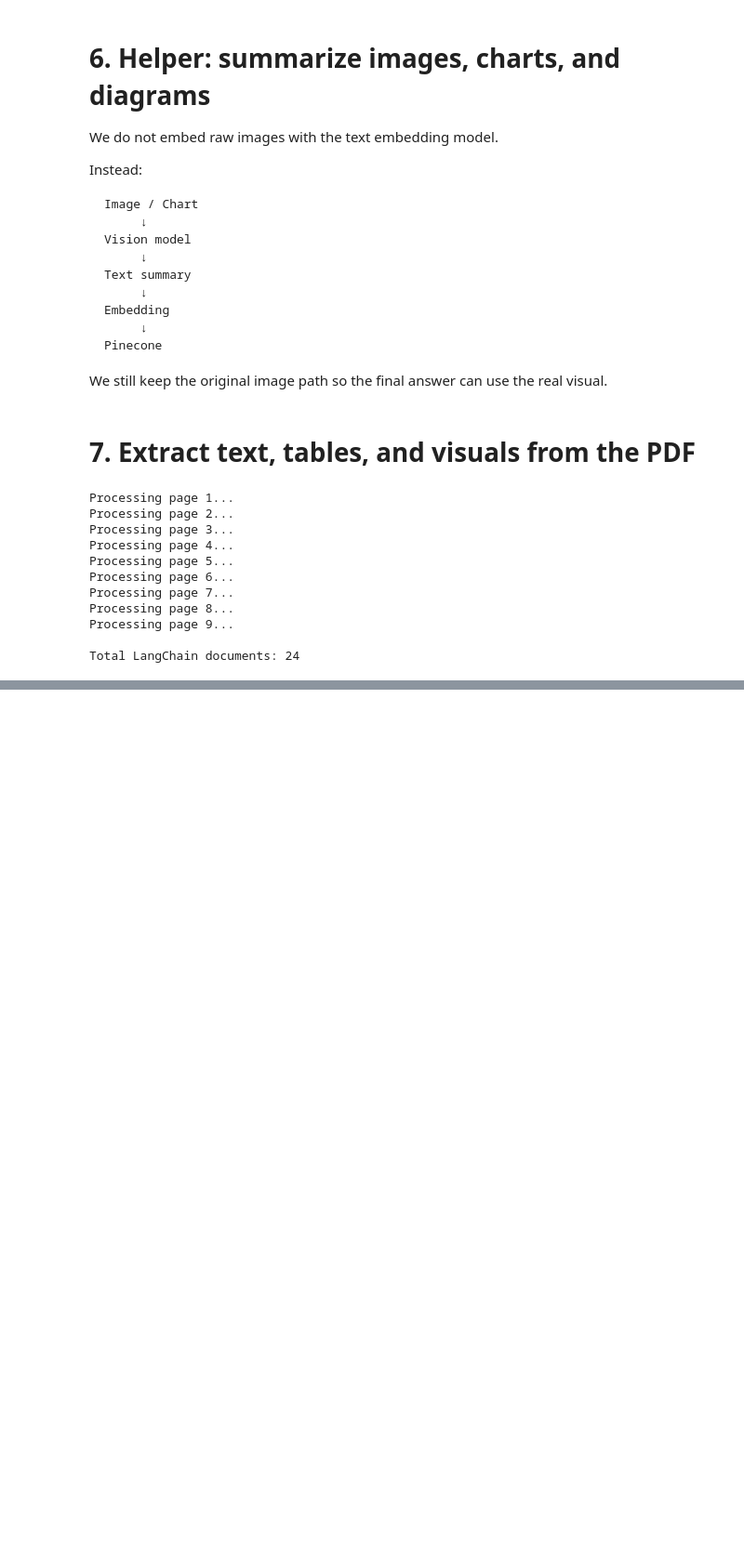
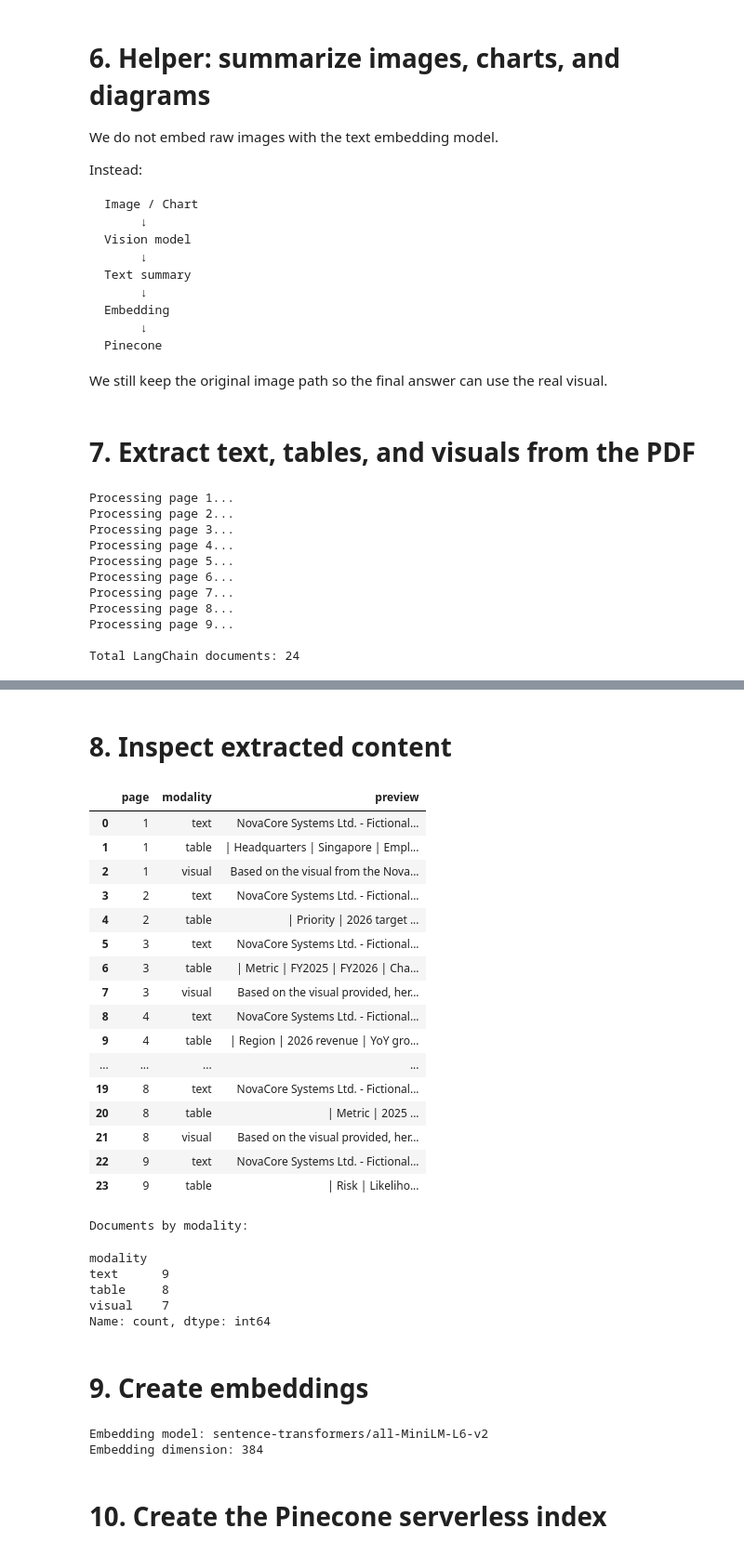
Before and after one commit to LexerPatty/Multimodal_RAG, a Jupyter notebook: multimodal_rag.ipynb, the cells around one changed output, grey strips where cells are left out. Shown at 93% size. Drawn from its saved outputs; the diff is of its cells as text; code cells hidden in the pictures; blank space fills up the shorter version.

```diff
--- a/multimodal_rag.ipynb
+++ b/multimodal_rag.ipynb
@@ -300,3 +300,67 @@ documents
  Document(metadata={'page': 8, 'modality': 'visual', 'image_path': 'extracted_images\\page_8_image_1.png', 'source': 'NovaCore_Multimodal_Company_Report_2026.pdf'}, page_content='Based on the visual p ...
  Document(metadata={'page': 9, 'modality': 'text', 'source': 'NovaCore_Multimodal_Company_Report_2026.pdf'}, page_content='NovaCore Systems Ltd. - Fictional company report created for a multimodal RAG ...
  Document(metadata={'page': 9, 'modality': 'table', 'table_number': 1, 'source': 'NovaCore_Multimodal_Company_Report_2026.pdf'}, page_content='| Risk                              | Likelihood   | Impa ...
+# %% [markdown]
+# 8. Inspect extracted content
+# %%
+rows = []
+
+for doc in documents:
+    rows.append(
+        {
+            "page": doc.metadata["page"],
+            "modality": doc.metadata["modality"],
+            "preview": doc.page_content[:140].replace("\n", " "),
+        }
+    )
+
+summary_df = pd.DataFrame(rows)
+
+display(summary_df)
+
+print("Documents by modality:")
+display(summary_df["modality"].value_counts())
+# %% [output]
+|  | page | modality | preview |
+| 0 | 1 | text | NovaCore Systems Ltd. - Fictional... |
+| 1 | 1 | table | | Headquarters | Singapore | Empl... |
+| 2 | 1 | visual | Based on the visual from the Nova... |
+| 3 | 2 | text | NovaCore Systems Ltd. - Fictional... |
+| 4 | 2 | table | | Priority | 2026 target ... |
+| 5 | 3 | text | NovaCore Systems Ltd. - Fictional... |
+| 6 | 3 | table | | Metric | FY2025 | FY2026 | Cha... |
+| 7 | 3 | visual | Based on the visual provided, her... |
+| 8 | 4 | text | NovaCore Systems Ltd. - Fictional... |
+| 9 | 4 | table | | Region | 2026 revenue | YoY gro... |
+| ... | ... | ... | ... |
+| 19 | 8 | text | NovaCore Systems Ltd. - Fictional... |
+| 20 | 8 | table | | Metric | 2025 ... |
+| 21 | 8 | visual | Based on the visual provided, her... |
+| 22 | 9 | text | NovaCore Systems Ltd. - Fictional... |
+| 23 | 9 | table | | Risk | Likeliho... |
+Documents by modality:
+modality
+text      9
+table     8
+visual    7
+Name: count, dtype: int64
+# %% [markdown]
+# 9. Create  embeddings
+# %%
+embeddings = HuggingFaceEmbeddings(
+    model_name=EMBEDDING_MODEL,
+    encode_kwargs={"normalize_embeddings": True},
+)
+
+# Detect the exact vector dimension automatically.
+EMBEDDING_DIMENSION = len(
+    embeddings.embed_query("dimension check")
+)
+
+print("Embedding model:", EMBEDDING_MODEL)
+print("Embedding dimension:", EMBEDDING_DIMENSION)
+# %% [output]
+Embedding model: sentence-transformers/all-MiniLM-L6-v2
+Embedding dimension: 384
+# %% [markdown]
+# 10. Create the Pinecone serverless index
```
Also changed, not shown: parts of 11 cells of this notebook.
